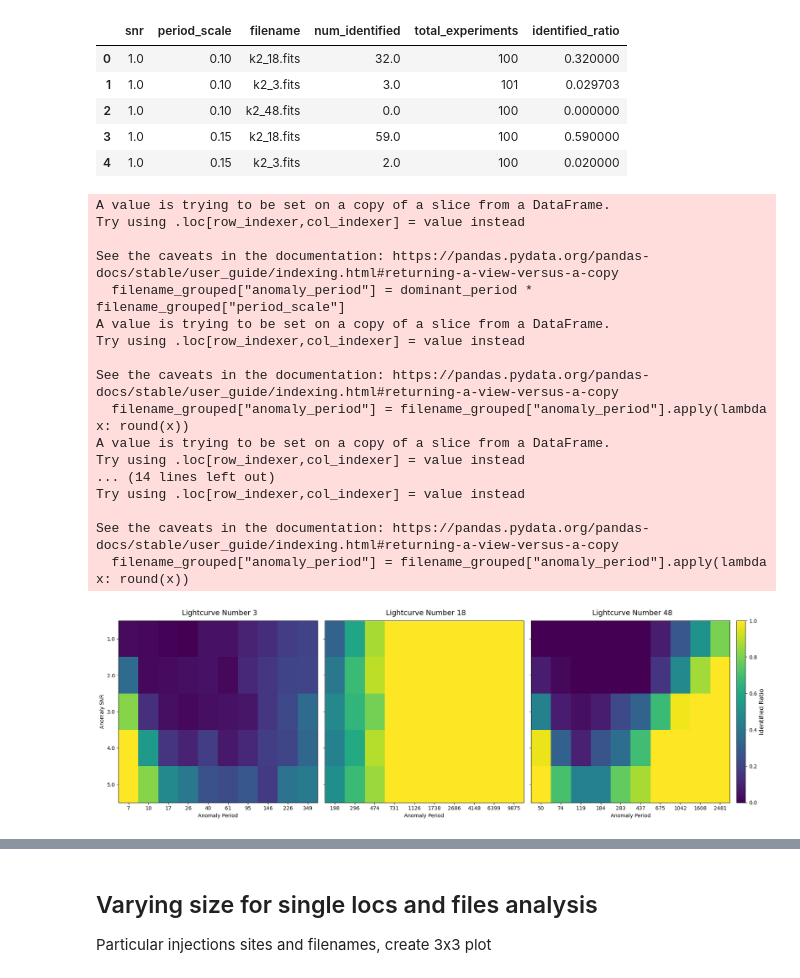
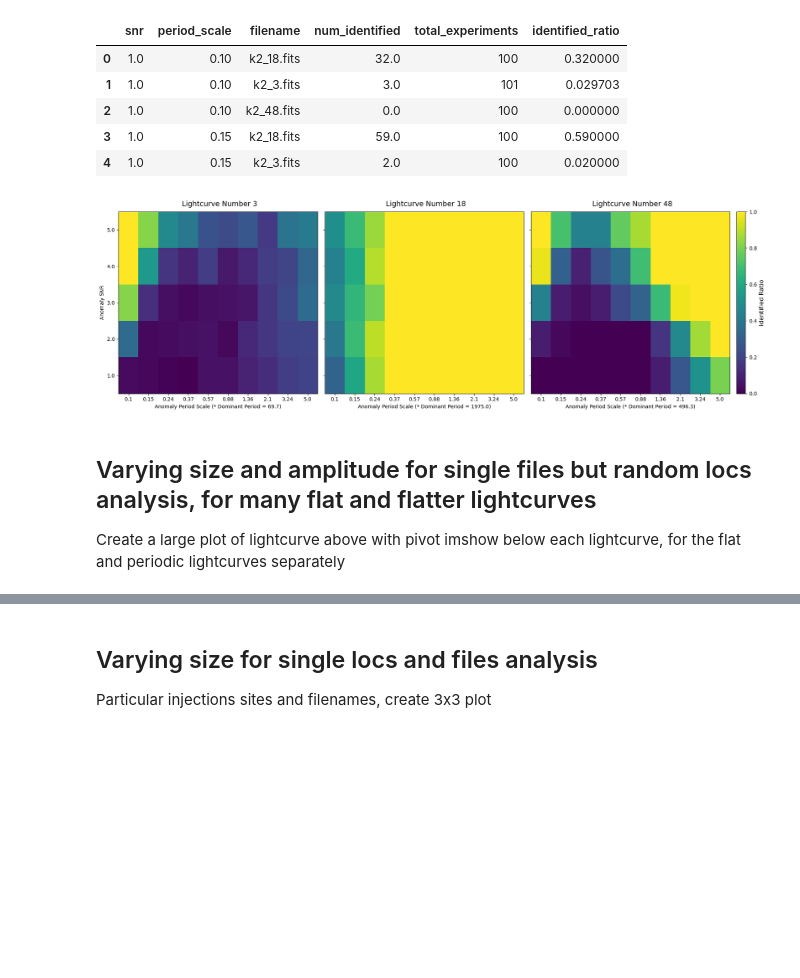
Before and after one commit to linneawolniewicz/dipper-detection, a Jupyter notebook: scripts/analyze_results.ipynb, the cells around one changed output, grey strips where cells are left out. Cells and saved outputs as stored; diff of their text form; code cells hidden in the pictures; blank space fills up the shorter version.

```diff
--- a/scripts/analyze_results.ipynb
+++ b/scripts/analyze_results.ipynb
@@ -14,7 +20,7 @@ from scipy.ndimage import gaussian_filter1d
 Iterate over every possible anomalous interval (from nyquist frequency to 10% of lightcurve) in lightcurve, and train GP on data without this interval.
 Choose  most likely interval using the lowest metric.
 # %%
-lightcurve_number = 3
+lightcurve_number = 48
 results_dir = "../results/"
 data_dir = "grid_search_snr2_period02" + "/"
 data_name = f"file_number_{lightcurve_number}.txt"
@@ -41,14 +47,14 @@ print(best_interval)
 # %%
 # Load the lightcurve
 shape = "gaussian"
-period_scale = 0.5
-snr = 0.5
-locs = [1346.8693563201555]
+period_scale = 0.2
+snr = 2
+locs = [1445]
 
 # Load the data
-data_dir = '../data/k2/'
+lc_dir = '../data/k2/'
 filename = f'k2_{lightcurve_number}.fits'
-x, y, y_err = load_k2_data(data_dir + filename)
+x, y, y_err = load_k2_data(lc_dir + filename)
 
 # Scale data to be between 0 and 1
 y = (y - np.min(y)) / (np.max(y) - np.min(y))
@@ -119,6 +189,10 @@ grouped.head()
 # %%
 # Plot an imshow image colored by identified_ratio, x_axis is width_stdev, y_axis is amp
 pivot = grouped.pivot(index='snr', columns='period_scale', values='identified_ratio')
+
+# Re-index the pivot to have high SNR at the top and low SNR at the bottom
+pivot = pivot.reindex(index=pivot.index[::-1])
+
 plt.imshow(pivot, cmap='viridis', interpolation='nearest', aspect='auto')
 cbar = plt.colorbar()
 plt.xlabel("Anomaly Period Scale (* Dominant Period)")
@@ -200,54 +274,40 @@ for i, filename in enumerate(filenames):
     # Create column that converts period_scale to actual value (multiply by the dominant period)
     freqs, power = periodogram(y)
     peaks, _ = find_peaks(power)
     if len(peaks) == 0:
         print("No peaks found in power spectrum, using shoulder instead")
         smooth_power = gaussian_filter1d(power, 2)
         slope = np.gradient(smooth_power, freqs)
         shoulder_idx = np.where(slope < 0)[0][0]
         dominant_period = 1 / freqs[shoulder_idx]
 
     else:
         dominant_peak = peaks[np.argmax(power[peaks])]
         dominant_period = 1 / freqs[dominant_peak]
 
-    # Create anomaly_period column
-    filename_grouped["anomaly_period"] = dominant_period * filename_grouped["period_scale"]
-    filename_grouped["anomaly_period"] = filename_grouped["anomaly_period"].apply(lambda x: round(x))
+    # Plot an imshow image colored by identified_ratio, x_axis is width_stdev, y_axis is amp
+    pivot = filename_grouped.pivot(index='snr', columns='period_scale', values='identified_ratio')
 
-    # Plot an imshow image colored by identified_ratio, x_axis is width_stdev, y_axis is amp
-    pivot = filename_grouped.pivot(index='snr', columns='anomaly_period', values='identified_ratio')
+    # Re-index the pivot to have high SNR at the top and low SNR at the bottom
+    pivot = pivot.reindex(index=pivot.index[::-1])
+
     axs[i].imshow(pivot, cmap='viridis', interpolation='nearest', aspect='auto', vmin=vmin, vmax=vmax)
     if i==0: axs[i].set_ylabel("Anomaly SNR")
-    axs[i].set_xlabel("Anomaly Period")
+    axs[i].set_xlabel("Anomaly Period Scale (* Dominant Period = {:.1f})".format(dominant_period))
     axs[i].set_xticks(range(len(pivot.columns)), pivot.columns)
     axs[i].set_yticks(range(len(pivot.index)), pivot.index)
 
 plt.tight_layout(rect=[0, 0, 1, 0.95])
 
 # Add a single colorbar to the right of the subplots
 cbar = fig.colorbar(im, ax=axs, orientation='vertical', fraction=0.02, pad=0.01)
 cbar.set_label('Identified Ratio', fontsize=12)
 
 # Save and show the figure
 plt.savefig(data_dir + data_name + ".png")
 plt.show()
 # %% [output]
-A value is trying to be set on a copy of a slice from a DataFrame.
-Try using .loc[row_indexer,col_indexer] = value instead
-
-See the caveats in the documentation: https://pandas.pydata.org/pandas-docs/stable/user_guide/indexing.html#returning-a-view-versus-a-copy
-  filename_grouped["anomaly_period"] = dominant_period * filename_grouped["period_scale"]
-A value is trying to be set on a copy of a slice from a DataFrame.
-Try using .loc[row_indexer,col_indexer] = value instead
-
-See the caveats in the documentation: https://pandas.pydata.org/pandas-docs/stable/user_guide/indexing.html#returning-a-view-versus-a-copy
-  filename_grouped["anomaly_period"] = filename_grouped["anomaly_period"].apply(lambda x: round(x))
-A value is trying to be set on a copy of a slice from a DataFrame.
-Try using .loc[row_indexer,col_indexer] = value instead
-... (14 lines left out)
-Try using .loc[row_indexer,col_indexer] = value instead
-
-See the caveats in the documentation: https://pandas.pydata.org/pandas-docs/stable/user_guide/indexing.html#returning-a-view-versus-a-copy
-  filename_grouped["anomaly_period"] = filename_grouped["anomaly_period"].apply(lambda x: round(x))
-[figure, old version]
+[figure, new version]
+# %% [markdown]
+## Varying size and amplitude for single files but random locs analysis, for many flat and flatter lightcurves
+Create a large plot of lightcurve above with pivot imshow below each lightcurve, for the flat and periodic lightcurves separately
```
Also changed, not shown: parts of 14 cells of this notebook, 10 other files.
